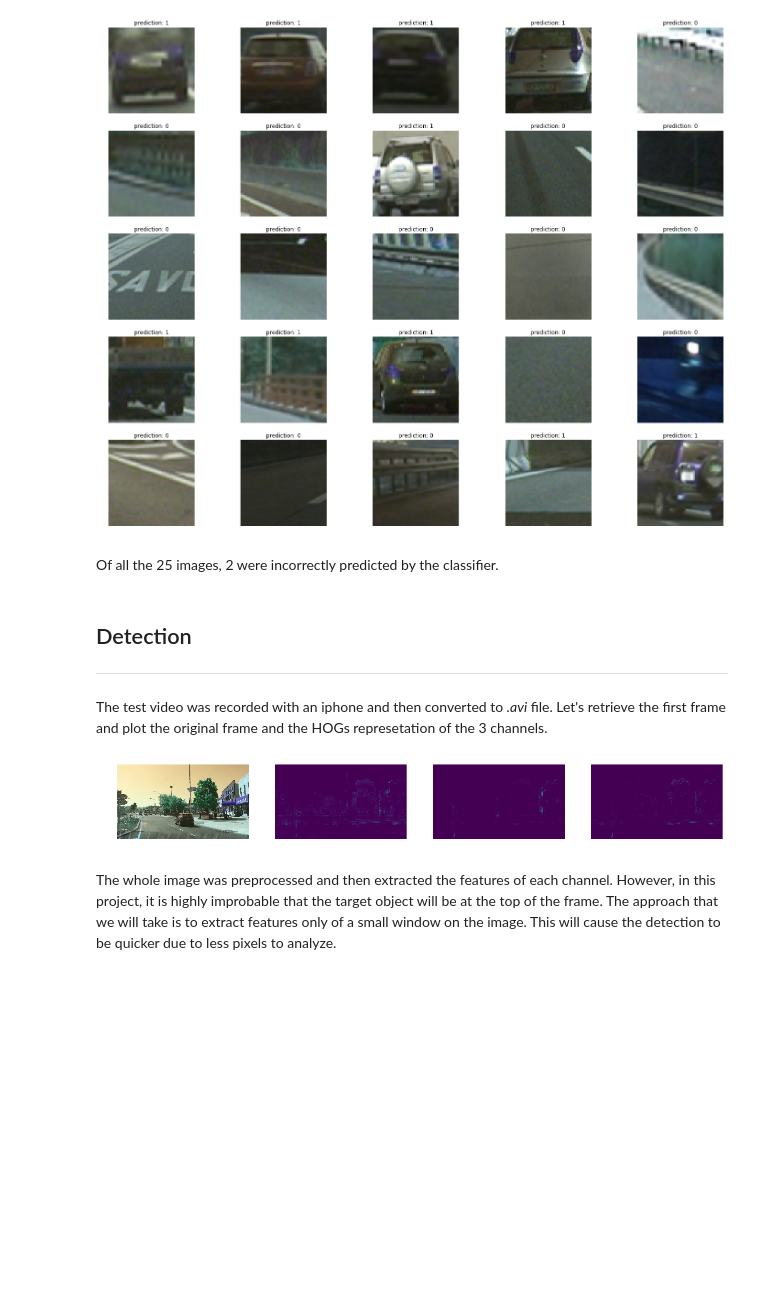
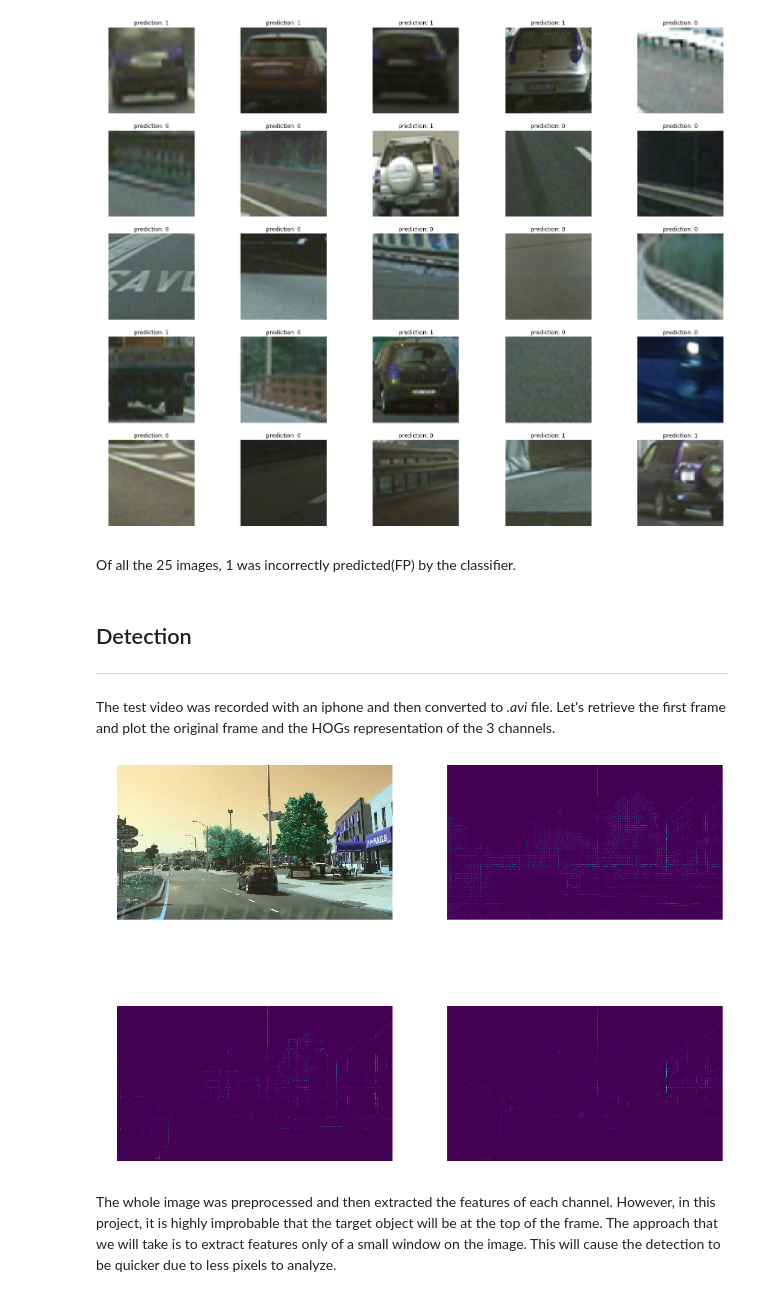
Before and after one commit to emmpew/car_detection, a Jupyter notebook: car_detection.ipynb, the cells around one changed output. Drawn from its saved outputs; the diff is of its cells as text; code cells hidden in the pictures; blank space fills up the shorter version.

```diff
--- a/car_detection.ipynb
+++ b/car_detection.ipynb
@@ -148,8 +148,8 @@ def set_color_space(image,color_space='yuv'):
         image = cv2.cvtColor(image,cv2.COLOR_RGB2HLS)
     elif color_space == 'hsv':
         image = cv2.cvtColor(image,cv2.COLOR_RGB2HSV)
-    elif color_space == 'rgb':
-        image = image
+    elif color_space == 'YCrCb':
+        image = cv2.cvtColor(image, cv2.COLOR_RGB2YCrCb)
     else:
         raise Exception('ERROR:', 'color_space not found.')
 
@@ -329,19 +329,19 @@ for i in range(len(test_image_df[:25])):
 # %% [output]
 [figure]
 # %% [markdown]
-Of all the 25 images, 2 were incorrectly predicted by the classifier.
+Of all the 25 images, 1 was incorrectly predicted(FP) by the classifier.
 # %% [markdown]
 ## Detection <a name="detection"></a>
 ***
-The test video was recorded with an iphone and then converted to *.avi* file. Let's retrieve the first frame and plot the original frame and the HOGs represetation of the 3 channels.
+The test video was recorded with an iphone and then converted to *.avi* file. Let's retrieve the first frame and plot the original frame and the HOGs representation of the 3 channels.
 # %%
 _,frame = cv2.VideoCapture('output.avi').read(1)
 _,_,_,img1,img2,img3 = preprocess_extract(frame,params)
 plot_images = [frame,img1,img2,img3]
 
-create_subplots(plot_images,1,4)
+create_subplots(plot_images,2,2)
 # %% [output]
-[figure, old version]
+[figure, new version]
 # %% [markdown]
 The whole image was preprocessed and then extracted the features of each channel. However, in this project, it is highly improbable that the target object will be at the top of the frame. The approach that we will take is to extract features only of a small window on the image. This will cause the detection to be quicker due to less pixels to analyze.
 # %%
```
Also changed, not shown: parts of 22 cells of this notebook.
